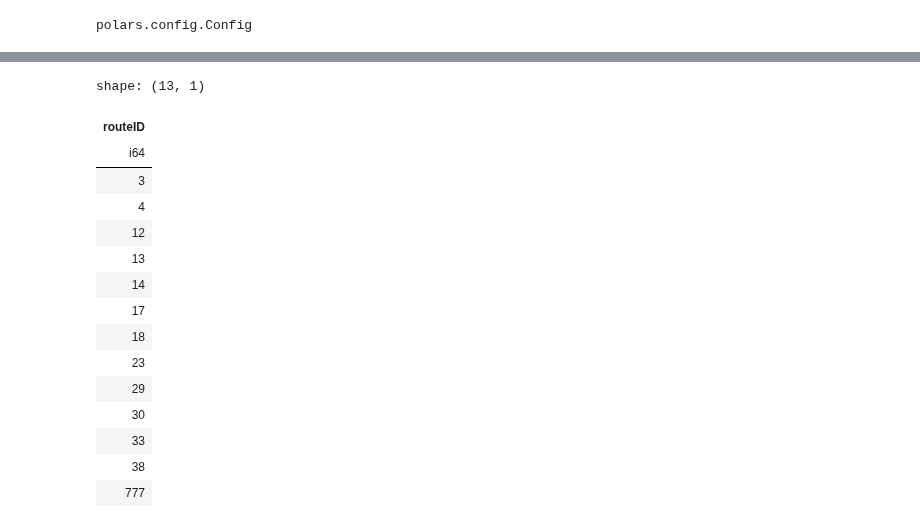
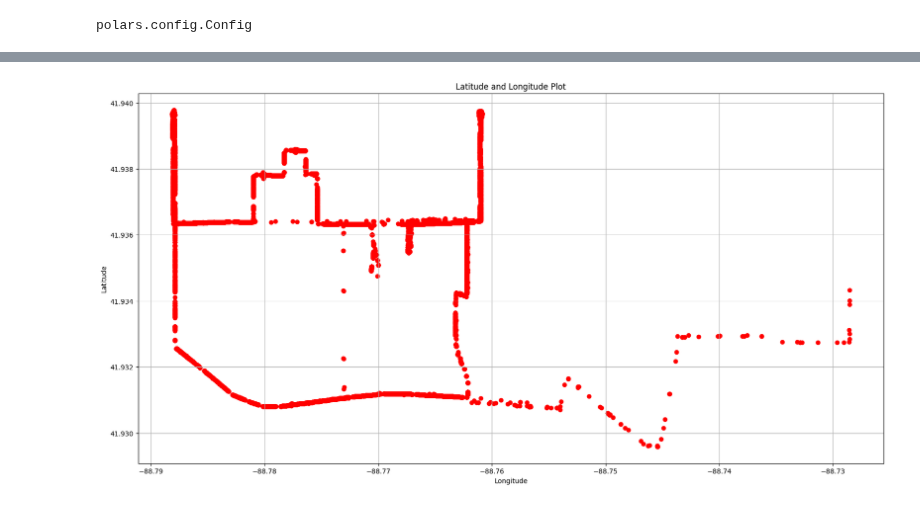
Before and after one commit to shaivilp/Research-Rookies, a Jupyter notebook: data_visualization/data_vis.ipynb, the cells around one changed output, grey strips where cells are left out. Cells and saved outputs as stored; diff of their text form; code cells hidden in the pictures.

```diff
--- a/data_visualization/data_vis.ipynb
+++ b/data_visualization/data_vis.ipynb
@@ -32,21 +70,13 @@ shape: (1_564_484, 28)
-# %%
-#Display all data except blockID and load columns
-out = df.select("routeID").unique().sort("routeID")
-display(out)
-# %% [output]
-shape: (13, 1)
-| routeID |
-| i64 |
-| 3 |
-| 4 |
-| 12 |
-| 13 |
-| 14 |
-| 17 |
-| 18 |
-| 23 |
-| 29 |
-| 30 |
-| 33 |
-| 38 |
-| 777 |
+# %%
+# Graph route 2L
+subset = df.filter((pl.col("routeID") == 4) & (pl.col("inService") == True))
+
+plt.figure(figsize=(20, 10))
+plt.scatter(subset['lng'], subset['lat'], c='red', marker='o')
+plt.title('Latitude and Longitude Plot')
+plt.xlabel('Longitude')
+plt.ylabel('Latitude')
+plt.grid(True)
+plt.show()
+# %% [output]
+[figure, added]
```
Also changed, not shown: parts of 4 cells of this notebook.
